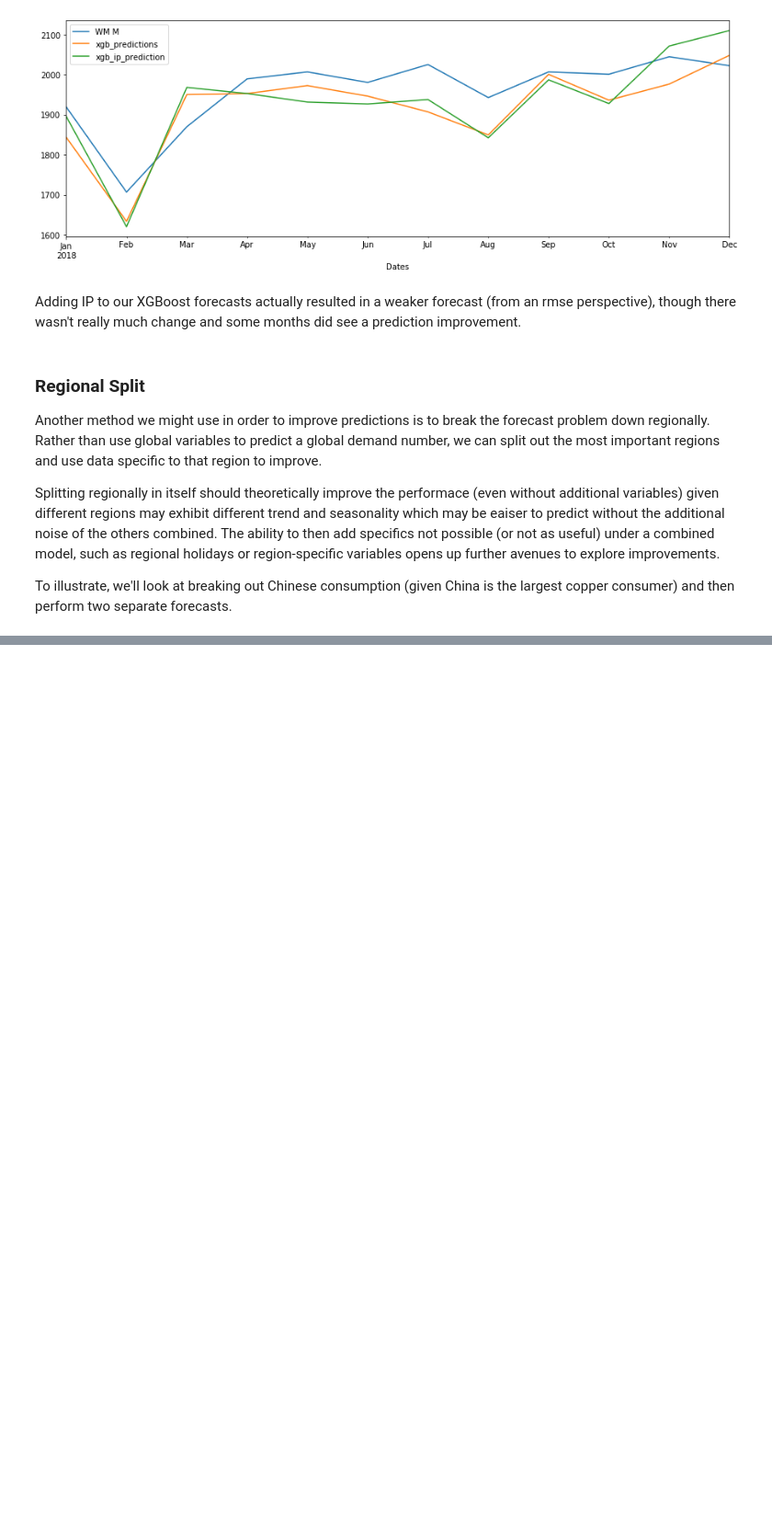
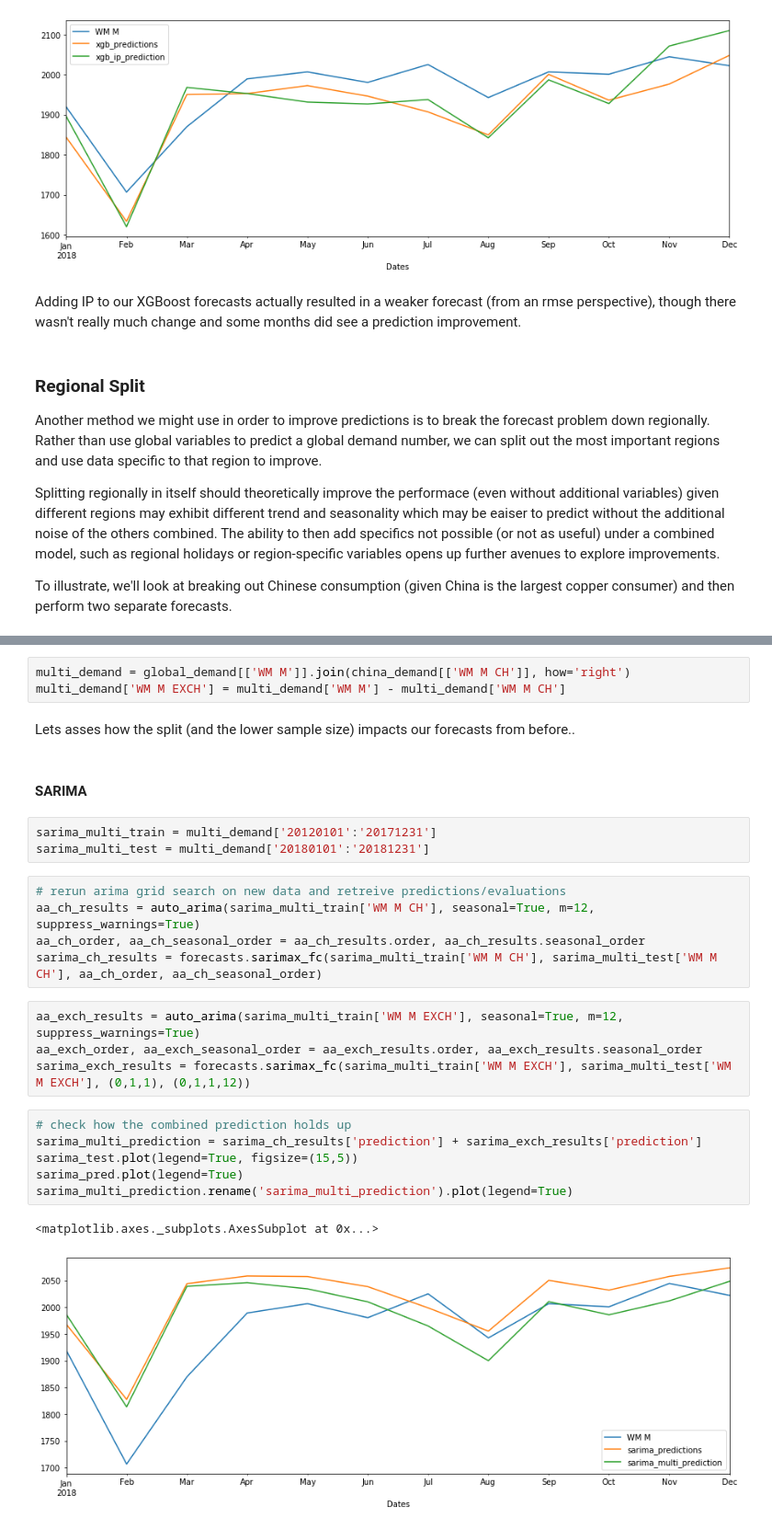
Before and after one commit to rfow/notebooks, a Jupyter notebook: Multivariate Demand Forecast.ipynb, the cells around one changed output, grey strips where cells are left out. Shown at 92% size. Drawn from its saved outputs; the diff is of its cells as text; blank space fills up the shorter version.

```diff
--- a/Multivariate Demand Forecast.ipynb
+++ b/Multivariate Demand Forecast.ipynb
@@ -418,0 +480,28 @@ We have consumption data from WM and the ICSG like we did with the total consump
+# %%
+multi_demand = global_demand[['WM M']].join(china_demand[['WM M CH']], how='right')
+multi_demand['WM M EXCH'] = multi_demand['WM M'] - multi_demand['WM M CH']
+# %% [markdown]
+Lets asses how the split (and the lower sample size) impacts our forecasts from before..
+# %% [markdown]
+#### SARIMA
+# %%
+sarima_multi_train = multi_demand['20120101':'20171231']
+sarima_multi_test = multi_demand['20180101':'20181231']
+# %%
+# rerun arima grid search on new data and retreive predictions/evaluations
+aa_ch_results = auto_arima(sarima_multi_train['WM M CH'], seasonal=True, m=12, suppress_warnings=True)
+aa_ch_order, aa_ch_seasonal_order = aa_ch_results.order, aa_ch_results.seasonal_order
+sarima_ch_results = forecasts.sarimax_fc(sarima_multi_train['WM M CH'], sarima_multi_test['WM M CH'], aa_ch_order, aa_ch_seasonal_order)
+# %%
+aa_exch_results = auto_arima(sarima_multi_train['WM M EXCH'], seasonal=True, m=12, suppress_warnings=True)
+aa_exch_order, aa_exch_seasonal_order = aa_exch_results.order, aa_exch_results.seasonal_order
+sarima_exch_results = forecasts.sarimax_fc(sarima_multi_train['WM M EXCH'], sarima_multi_test['WM M EXCH'], (0,1,1), (0,1,1,12))
+# %%
+# check how the combined prediction holds up
+sarima_multi_prediction = sarima_ch_results['prediction'] + sarima_exch_results['prediction']
+sarima_test.plot(legend=True, figsize=(15,5))
+sarima_pred.plot(legend=True)
+sarima_multi_prediction.rename('sarima_multi_prediction').plot(legend=True)
+# %% [output]
+<matplotlib.axes._subplots.AxesSubplot at 0x...>
+[figure, added]
```
Also changed, not shown: parts of 68 cells of this notebook, 5 other files.
